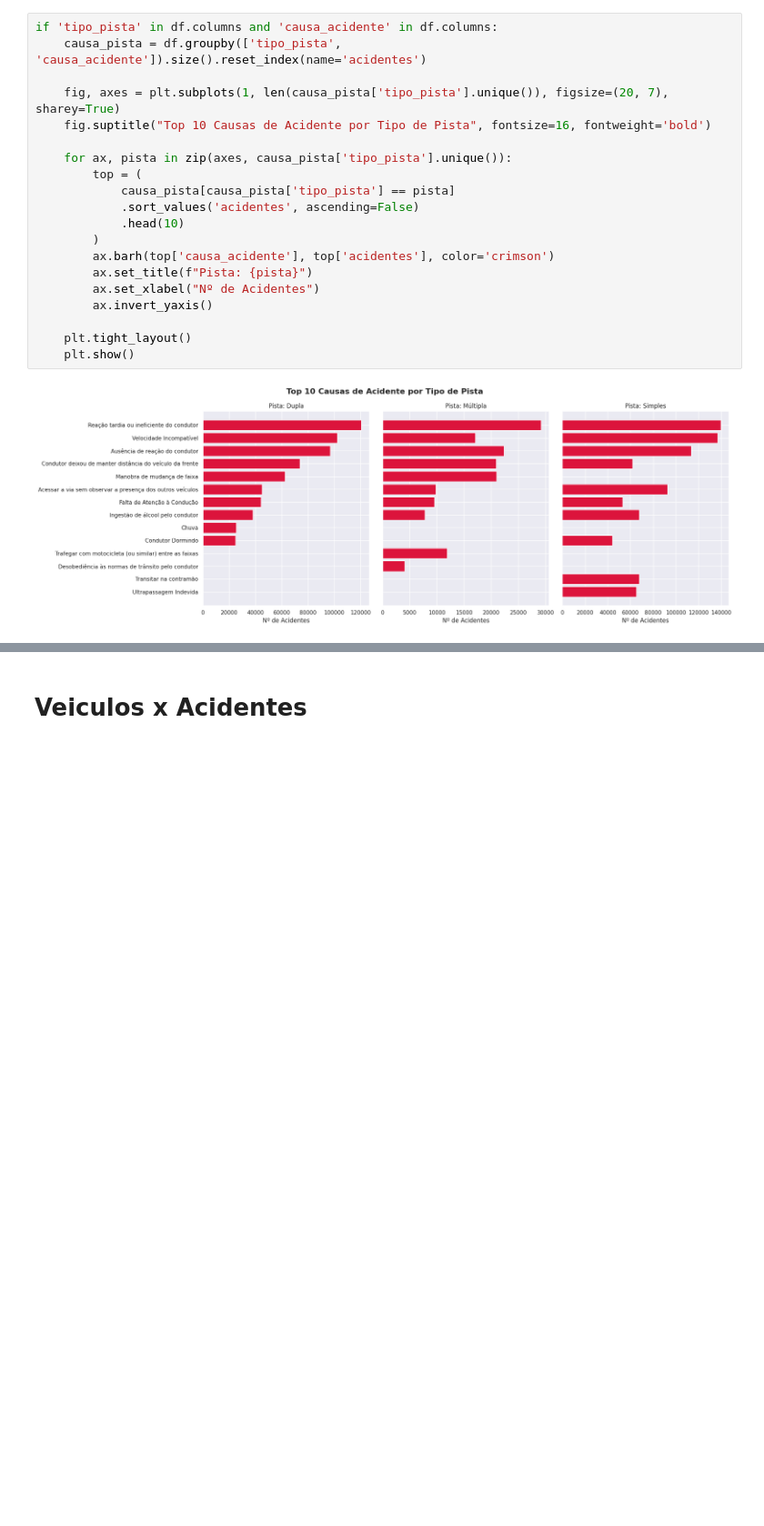
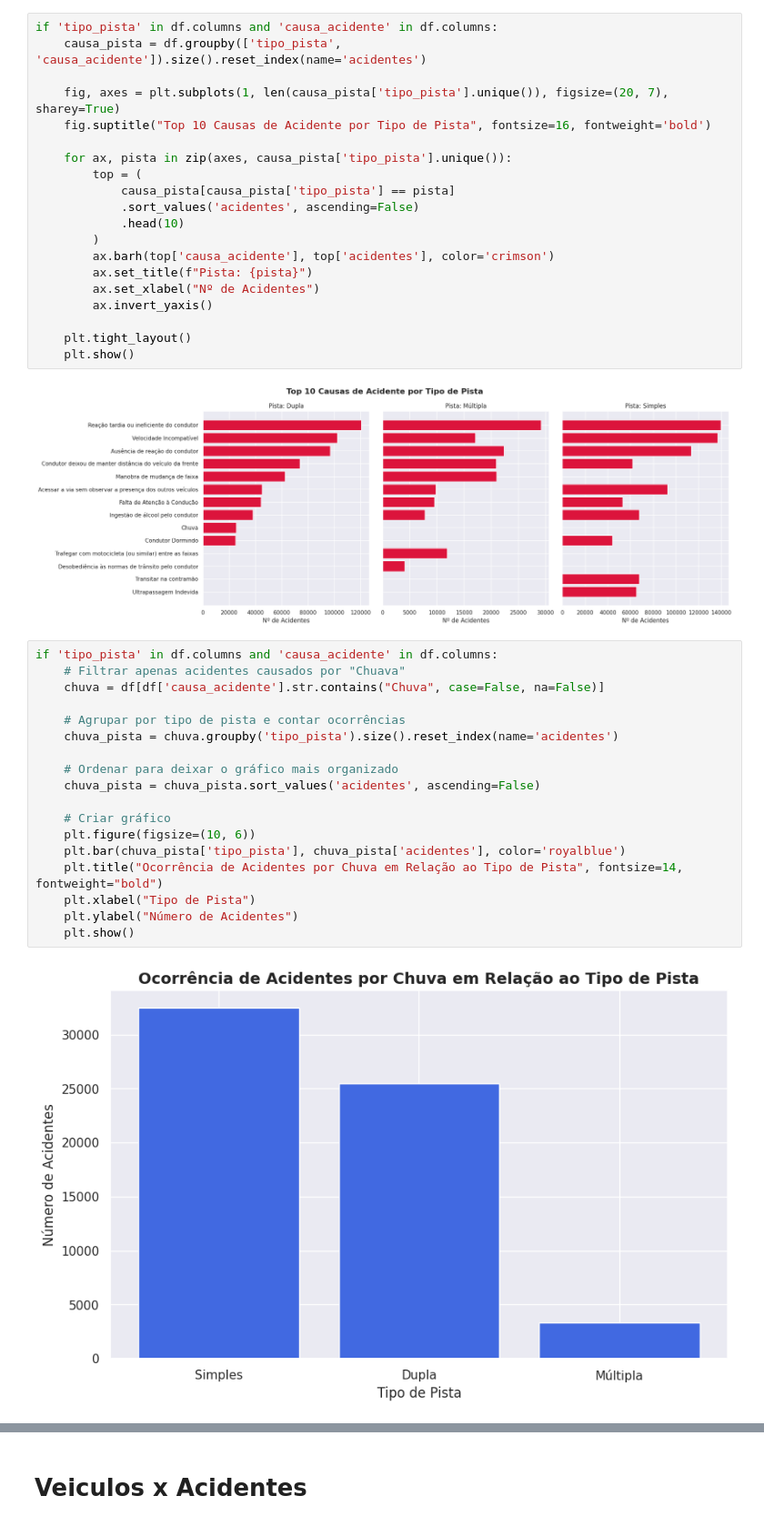
Before and after one commit to FauseSkyWalker/ML-Transportes, a Jupyter notebook: PBIC/Etapa2/PT2.ipynb, the cells around one changed output, grey strips where cells are left out. Shown at 91% size. Drawn from its saved outputs; the diff is of its cells as text; blank space fills up the shorter version.

```diff
--- a/PBIC/Etapa2/PT2.ipynb
+++ b/PBIC/Etapa2/PT2.ipynb
@@ -171,3 +184,23 @@ if 'tipo_pista' in df.columns and 'causa_acidente' in df.columns:
     plt.show()
 # %% [output]
 [figure]
+# %%
+if 'tipo_pista' in df.columns and 'causa_acidente' in df.columns:
+    # Filtrar apenas acidentes causados por "Chuava"
+    chuva = df[df['causa_acidente'].str.contains("Chuva", case=False, na=False)]
+
+    # Agrupar por tipo de pista e contar ocorrências
+    chuva_pista = chuva.groupby('tipo_pista').size().reset_index(name='acidentes')
+
+    # Ordenar para deixar o gráfico mais organizado
+    chuva_pista = chuva_pista.sort_values('acidentes', ascending=False)
+
+    # Criar gráfico
+    plt.figure(figsize=(10, 6))
+    plt.bar(chuva_pista['tipo_pista'], chuva_pista['acidentes'], color='royalblue')
+    plt.title("Ocorrência de Acidentes por Chuva em Relação ao Tipo de Pista", fontsize=14, fontweight="bold")
+    plt.xlabel("Tipo de Pista")
+    plt.ylabel("Número de Acidentes")
+    plt.show()
+# %% [output]
+[figure, added]
```
Also changed, not shown: parts of 17 cells of this notebook, 3 other files.
